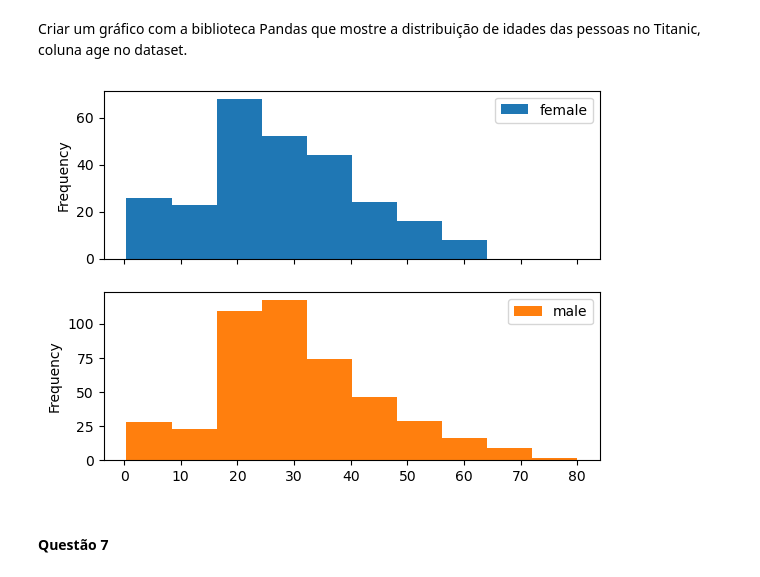
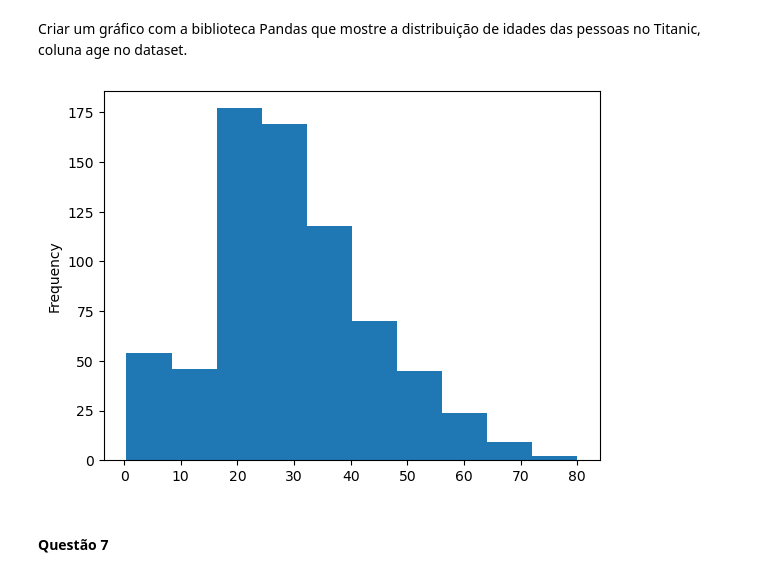
Before and after one commit to melquiorq/Modulo-4, a Jupyter notebook: Aula_1_Gráficos_com_Pandas.ipynb, the cells around one changed output. Saved outputs shown, nothing was run; the diff lists cells and outputs as text; code cells hidden in the pictures.

```diff
--- a/Aula_1_Gráficos_com_Pandas.ipynb
+++ b/Aula_1_Gráficos_com_Pandas.ipynb
@@ -754,9 +754,9 @@ titanic.head()
 # %% [markdown]
 Criar um gráfico com a biblioteca Pandas que mostre a distribuição de idades das pessoas no Titanic, coluna age no dataset.
 # %%
-titanic['age'].plot.his
+titanic['age'].plot.hist();
 # %% [output]
-[figure, old version]
+[figure, new version]
 # %% [markdown]
 #### Questão 7
 # %% [markdown]
```
Also changed, not shown: parts of 1 cell of this notebook.
